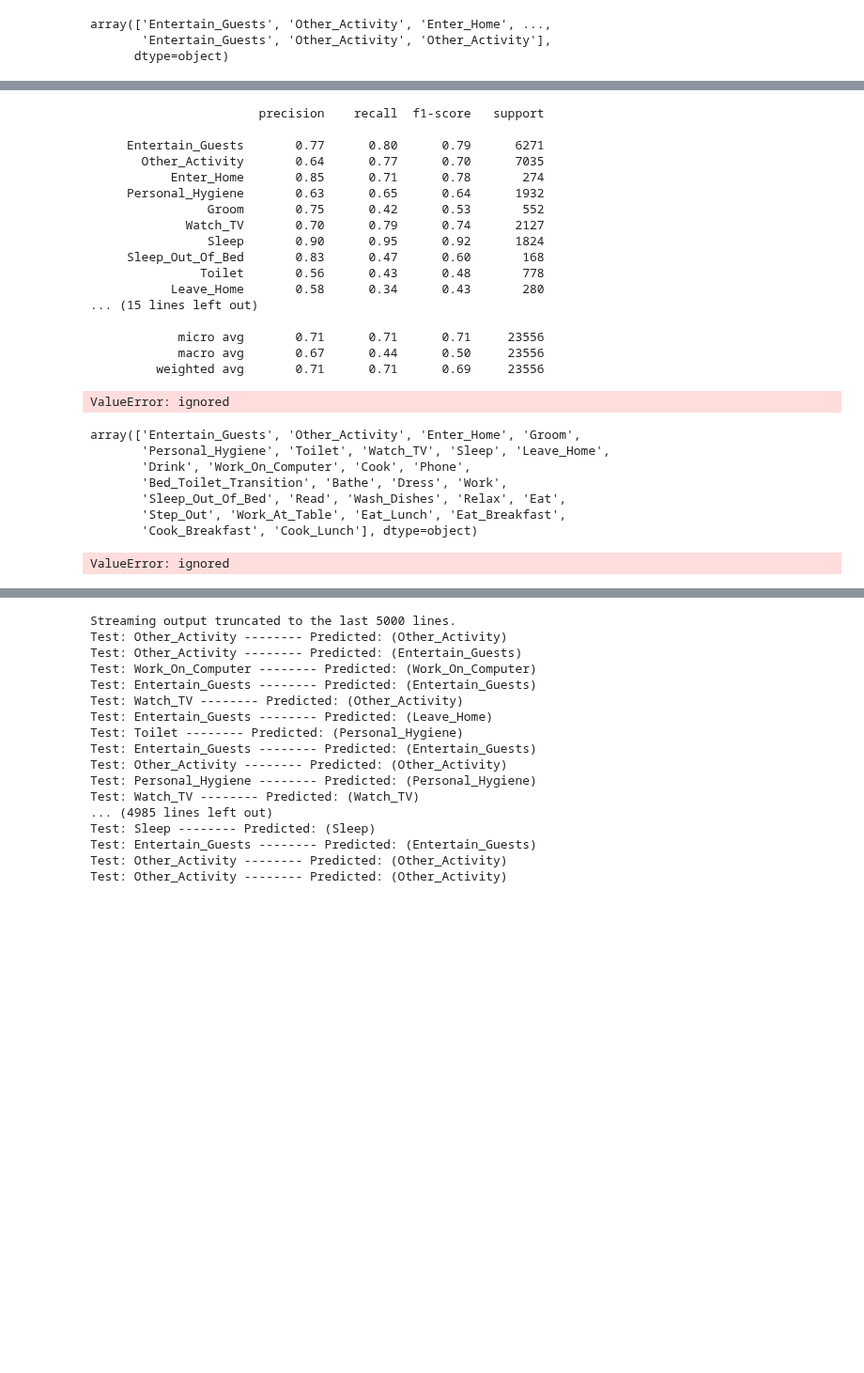
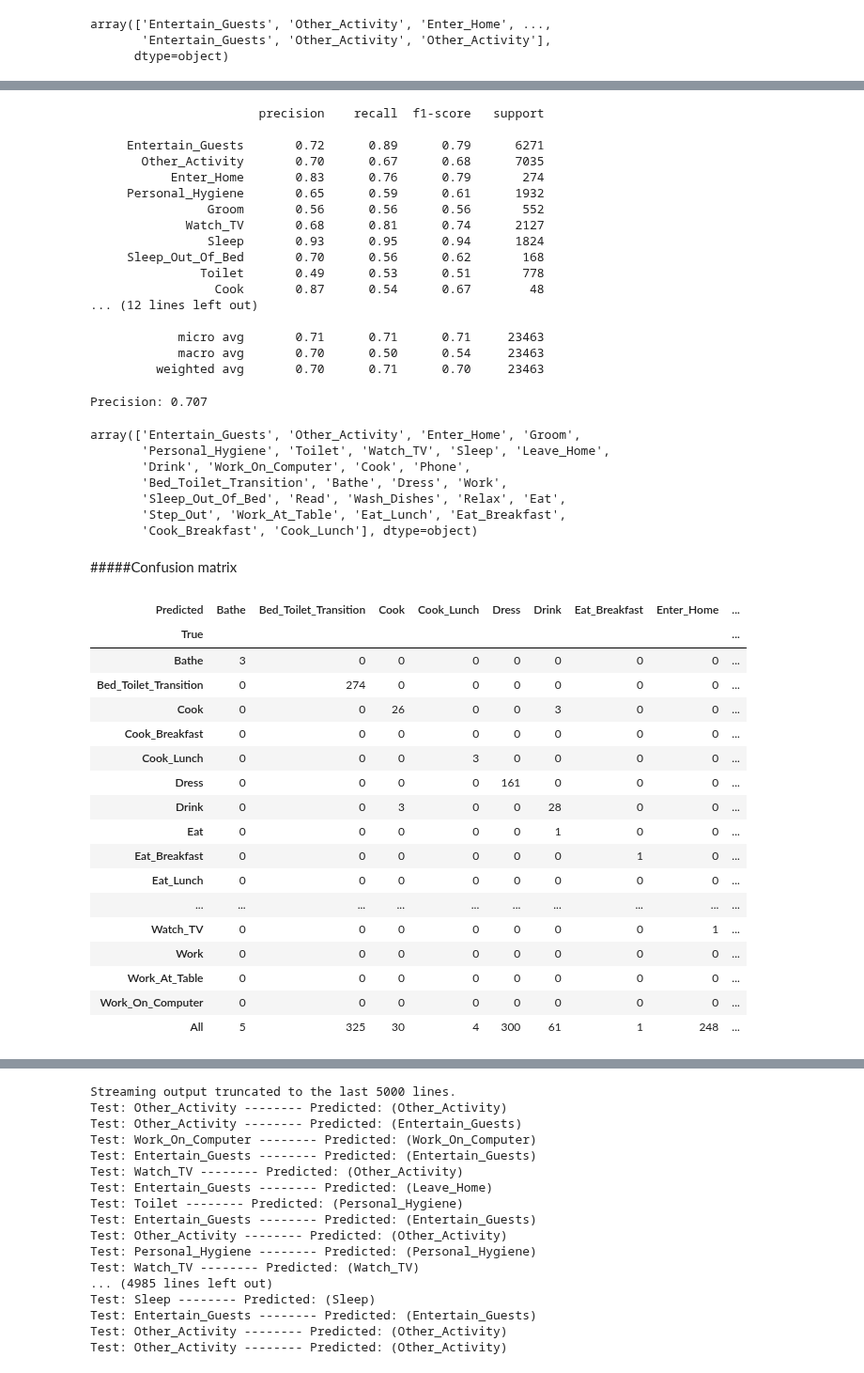
Before and after one commit to sylvas-j/ML, a Jupyter notebook: Tensorflow_works/SmartHome_ModelProcess.ipynb, the cells around one changed output, grey strips where cells are left out. Shown at 94% size. Cells and saved outputs as stored; diff of their text form; code cells hidden in the pictures; blank space fills up the shorter version.

```diff
--- a/Tensorflow_works/SmartHome_ModelProcess.ipynb
+++ b/Tensorflow_works/SmartHome_ModelProcess.ipynb
@@ -365,9 +375,9 @@ Baseline: 71.19% (0.66%)
 # %%
 results.predict(X_val)
 # %%
-X_train, X_test, y_train, y_test = train_test_split(unique_numeric_features, encoded_Y,test_size=0.3,random_state=42)
+# X_train, X_test, y_train, y_test = train_test_split(unique_numeric_features, encoded_Y,test_size=0.3,random_state=42)
 
-X_val, X_test, y_val, y_test = train_test_split(X_test, y_test,test_size=0.5,random_state=42)
+# X_val, X_test, y_val, y_test = train_test_split(X_test, y_test,test_size=0.5,random_state=42)
 # %%
 model = baseline_model()
 # history = model.fit(S_train, y_train, epochs=10, batch_size=100, verbose=1)
@@ -422,31 +451,30 @@ array(['Entertain_Guests', 'Other_Activity', 'Enter_Home', ...,
 # %%
 # matrix = classification_report(actual,predicted,labels=[1,0])
-matrix = classification_report(reverse_encoded_y_test,reverse_encoded_y_predicted, labels=pd.unique(reverse_encoded_y_predicted), zero_division='warn')
-print(matrix)
+classification_reportx(reverse_encoded_y_test,reverse_encoded_y_predicted)
 # %% [output]
                        precision    recall  f1-score   support
 
-     Entertain_Guests       0.77      0.80      0.79      6271
-       Other_Activity       0.64      0.77      0.70      7035
-           Enter_Home       0.85      0.71      0.78       274
-     Personal_Hygiene       0.63      0.65      0.64      1932
-                Groom       0.75      0.42      0.53       552
-             Watch_TV       0.70      0.79      0.74      2127
-                Sleep       0.90      0.95      0.92      1824
-     Sleep_Out_Of_Bed       0.83      0.47      0.60       168
-               Toilet       0.56      0.43      0.48       778
-           Leave_Home       0.58      0.34      0.43       280
-... (15 lines left out)
+     Entertain_Guests       0.72      0.89      0.79      6271
+       Other_Activity       0.70      0.67      0.68      7035
+           Enter_Home       0.83      0.76      0.79       274
+     Personal_Hygiene       0.65      0.59      0.61      1932
+                Groom       0.56      0.56      0.56       552
+             Watch_TV       0.68      0.81      0.74      2127
+                Sleep       0.93      0.95      0.94      1824
+     Sleep_Out_Of_Bed       0.70      0.56      0.62       168
+               Toilet       0.49      0.53      0.51       778
+                 Cook       0.87      0.54      0.67        48
+... (12 lines left out)
 
-            micro avg       0.71      0.71      0.71     23556
-            macro avg       0.67      0.44      0.50     23556
-         weighted avg       0.71      0.71      0.69     23556
+            micro avg       0.71      0.71      0.71     23463
+            macro avg       0.70      0.50      0.54     23463
+         weighted avg       0.70      0.71      0.70     23463
 # %%
 from sklearn.metrics import precision_score
-precision = precision_score(reverse_encoded_y_test, reverse_encoded_y_predicted, average='binary')
+precision = precision_score(reverse_encoded_y_test, reverse_encoded_y_predicted, average='micro')
 print('Precision: %.3f' % precision)
 # %% [output]
-ValueError: ignored
+Precision: 0.707
 # %%
 pd.unique(reverse_encoded_y_test)
 # %% [output]
@@ -457,21 +485,26 @@ array(['Entertain_Guests', 'Other_Activity', 'Enter_Home', 'Groom',
        'Sleep_Out_Of_Bed', 'Read', 'Wash_Dishes', 'Relax', 'Eat',
        'Step_Out', 'Work_At_Table', 'Eat_Lunch', 'Eat_Breakfast',
        'Cook_Breakfast', 'Cook_Lunch'], dtype=object)
-# %%
-# from sklearn.metrics import confusion_matrix
-
-# confusion_matrix(reverse_encoded_y_test, reverse_encoded_y_predicted)
-
-# pd.crosstab(reverse_encoded_y_test, reverse_encoded_y_predicted, rownames=['True'], colnames=['Predicted'], margins=True)
-
-%matplotlib inline
-cm = confusion_matrix(reverse_encoded_y_test, reverse_encoded_y_predicted)
-df_cm = pd.DataFrame(cm, index=[i for i in reverse_encoded_y_test], columns=[i for i in reverse_encoded_y_test])
-plt.figure()
-ax = sns.heatmap(df_cm,  cbar = False, cmap="BuGn", annot=True, fmt="d")
-plt.setp(ax.get_xticklabels(), rotation=45)
-plt.ylabel('True label', fontweight='bold', fontsize = 18)
-plt.xlabel('Predicted label', fontweight='bold', fontsize = 18)
-plt.show()
-# %% [output]
-ValueError: ignored
+# %% [markdown]
+#####Confusion matrix
+# %%
+pd.crosstab(reverse_encoded_y_test, reverse_encoded_y_predicted, rownames=['True'], colnames=['Predicted'], margins=True)
+# %% [output]
+| Predicted | Bathe | Bed_Toilet_Transition | Cook | Cook_Lunch | Dress | Drink | Eat_Breakfast | Enter_Home | ... |
+| True |  |  |  |  |  |  |  |  | ... |
+| Bathe | 3 | 0 | 0 | 0 | 0 | 0 | 0 | 0 | ... |
+| Bed_Toilet_Transition | 0 | 274 | 0 | 0 | 0 | 0 | 0 | 0 | ... |
+| Cook | 0 | 0 | 26 | 0 | 0 | 3 | 0 | 0 | ... |
+| Cook_Breakfast | 0 | 0 | 0 | 0 | 0 | 0 | 0 | 0 | ... |
+| Cook_Lunch | 0 | 0 | 0 | 3 | 0 | 0 | 0 | 0 | ... |
+| Dress | 0 | 0 | 0 | 0 | 161 | 0 | 0 | 0 | ... |
+| Drink | 0 | 0 | 3 | 0 | 0 | 28 | 0 | 0 | ... |
+| Eat | 0 | 0 | 0 | 0 | 0 | 1 | 0 | 0 | ... |
+| Eat_Breakfast | 0 | 0 | 0 | 0 | 0 | 0 | 1 | 0 | ... |
+| Eat_Lunch | 0 | 0 | 0 | 0 | 0 | 0 | 0 | 0 | ... |
+| ... | ... | ... | ... | ... | ... | ... | ... | ... | ... |
+| Watch_TV | 0 | 0 | 0 | 0 | 0 | 0 | 0 | 1 | ... |
+| Work | 0 | 0 | 0 | 0 | 0 | 0 | 0 | 0 | ... |
+| Work_At_Table | 0 | 0 | 0 | 0 | 0 | 0 | 0 | 0 | ... |
+| Work_On_Computer | 0 | 0 | 0 | 0 | 0 | 0 | 0 | 0 | ... |
+| All | 5 | 325 | 30 | 4 | 300 | 61 | 1 | 248 | ... |
```
Also changed, not shown: parts of 17 cells of this notebook.
